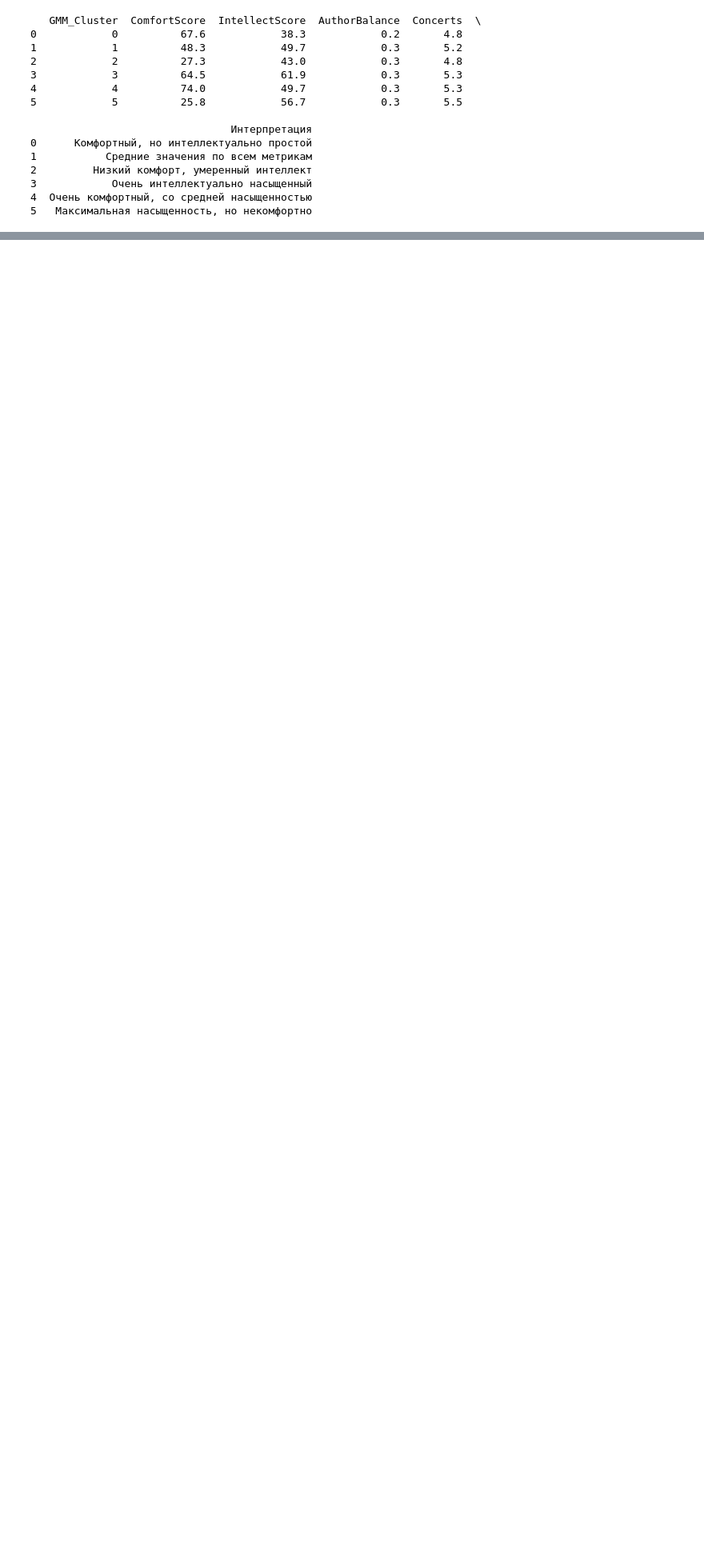
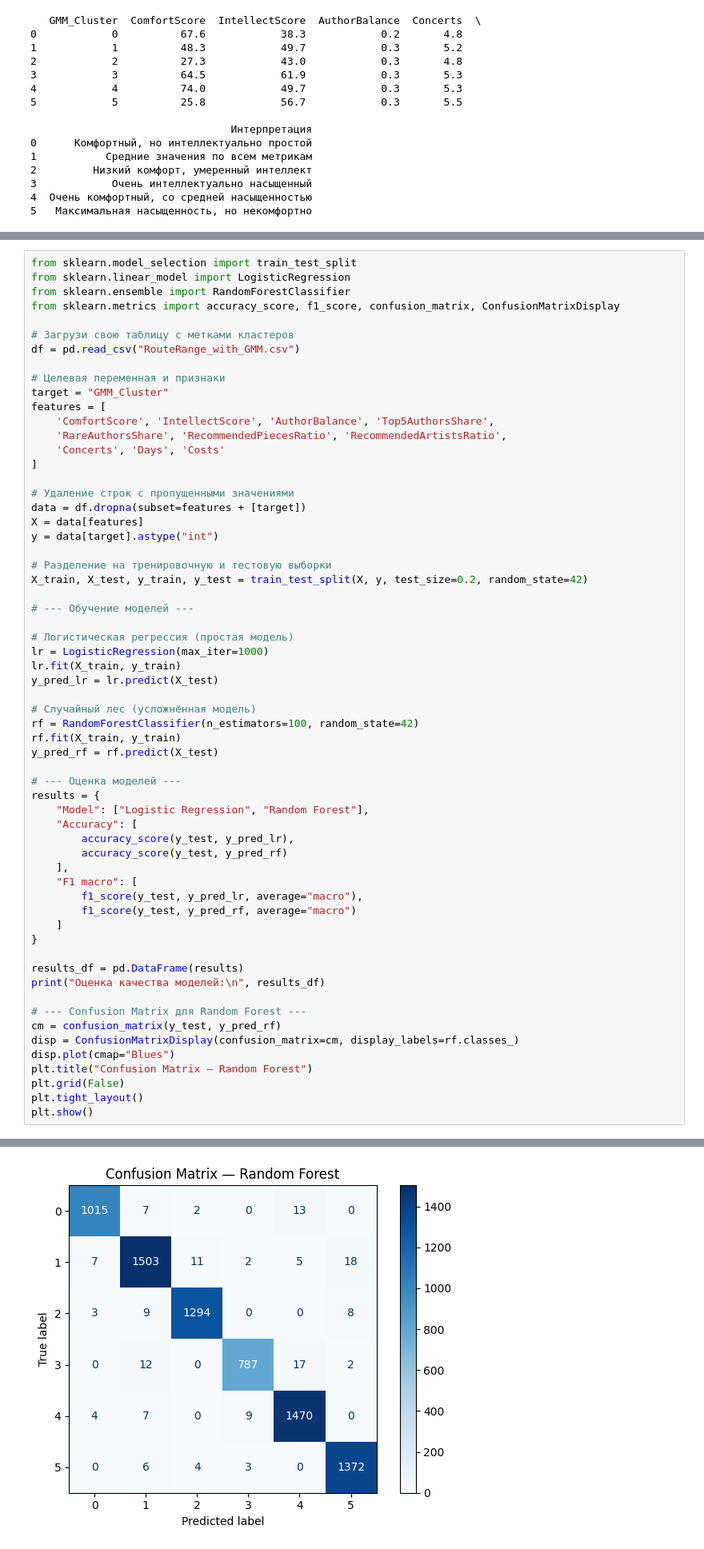
Before and after one commit to dmagog/Figaro, a Jupyter notebook: dz/04_extract_and_model/02 - GenerateRoute.ipynb, the cells around one changed output, grey strips where cells are left out. Shown at 80% size. Drawn from its saved outputs; the diff is of its cells as text; blank space fills up the shorter version.

```diff
--- a/dz/04_extract_and_model/02 - GenerateRoute.ipynb
+++ b/dz/04_extract_and_model/02 - GenerateRoute.ipynb
@@ -1501,0 +1522,62 @@ print(cluster_summary)
+# %%
+from sklearn.model_selection import train_test_split
+from sklearn.linear_model import LogisticRegression
+from sklearn.ensemble import RandomForestClassifier
+from sklearn.metrics import accuracy_score, f1_score, confusion_matrix, ConfusionMatrixDisplay
+
+# Загрузи свою таблицу с метками кластеров
+df = pd.read_csv("RouteRange_with_GMM.csv")
+
+# Целевая переменная и признаки
+target = "GMM_Cluster"
+features = [
+    'ComfortScore', 'IntellectScore', 'AuthorBalance', 'Top5AuthorsShare',
+    'RareAuthorsShare', 'RecommendedPiecesRatio', 'RecommendedArtistsRatio',
+    'Concerts', 'Days', 'Costs'
+]
+
+# Удаление строк с пропущенными значениями
+data = df.dropna(subset=features + [target])
+X = data[features]
+y = data[target].astype("int")
+
+# Разделение на тренировочную и тестовую выборки
+X_train, X_test, y_train, y_test = train_test_split(X, y, test_size=0.2, random_state=42)
+
+# --- Обучение моделей ---
+
+# Логистическая регрессия (простая модель)
+lr = LogisticRegression(max_iter=1000)
+lr.fit(X_train, y_train)
+y_pred_lr = lr.predict(X_test)
+
+# Случайный лес (усложнённая модель)
+rf = RandomForestClassifier(n_estimators=100, random_state=42)
+rf.fit(X_train, y_train)
+y_pred_rf = rf.predict(X_test)
+
+# --- Оценка моделей ---
+results = {
+    "Model": ["Logistic Regression", "Random Forest"],
+    "Accuracy": [
+        accuracy_score(y_test, y_pred_lr),
+        accuracy_score(y_test, y_pred_rf)
+    ],
+    "F1 macro": [
+        f1_score(y_test, y_pred_lr, average="macro"),
+        f1_score(y_test, y_pred_rf, average="macro")
+    ]
+}
+
+results_df = pd.DataFrame(results)
+print("Оценка качества моделей:\n", results_df)
+
+# --- Confusion Matrix для Random Forest ---
+cm = confusion_matrix(y_test, y_pred_rf)
+disp = ConfusionMatrixDisplay(confusion_matrix=cm, display_labels=rf.classes_)
+disp.plot(cmap="Blues")
+plt.title("Confusion Matrix — Random Forest")
+plt.grid(False)
+plt.tight_layout()
+plt.show()
+# %% [output]
@@ -1501,0 +1595 @@ print(cluster_summary)
+[figure, added]
```
Also changed, not shown: parts of 9 cells of this notebook, 11 other files.
